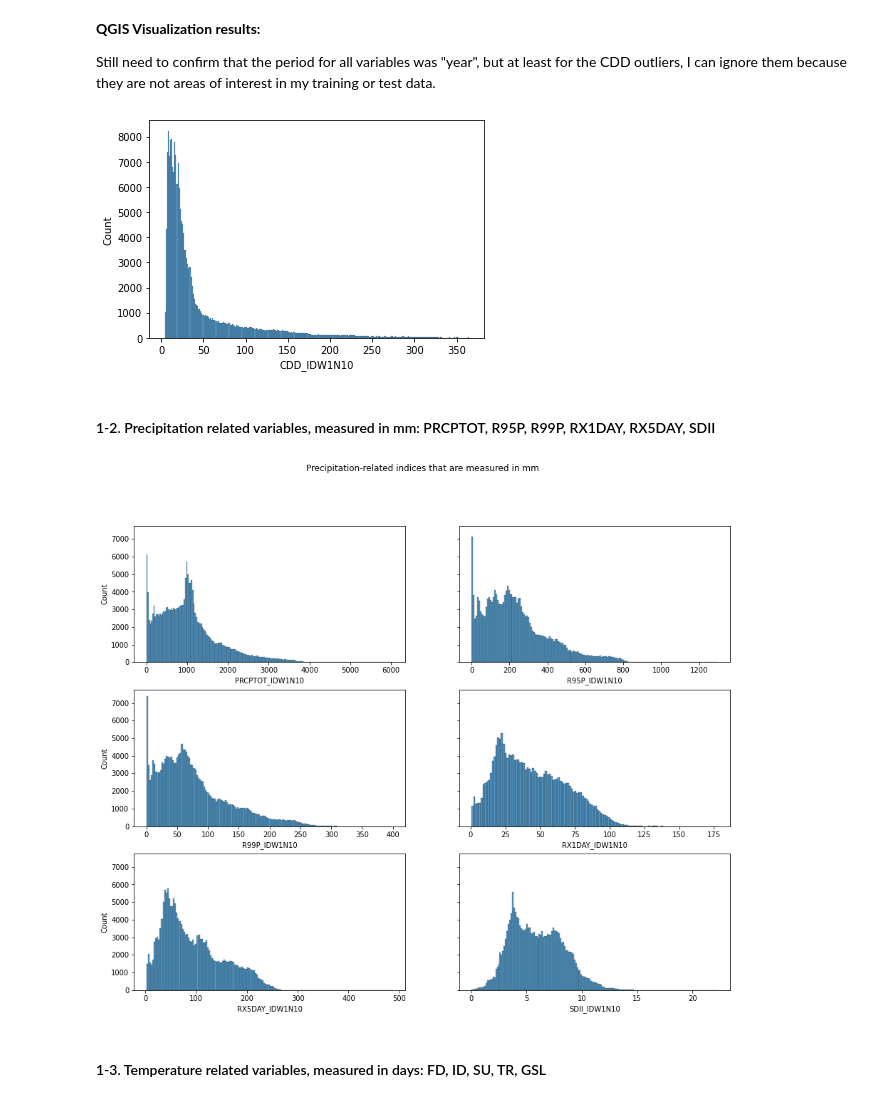
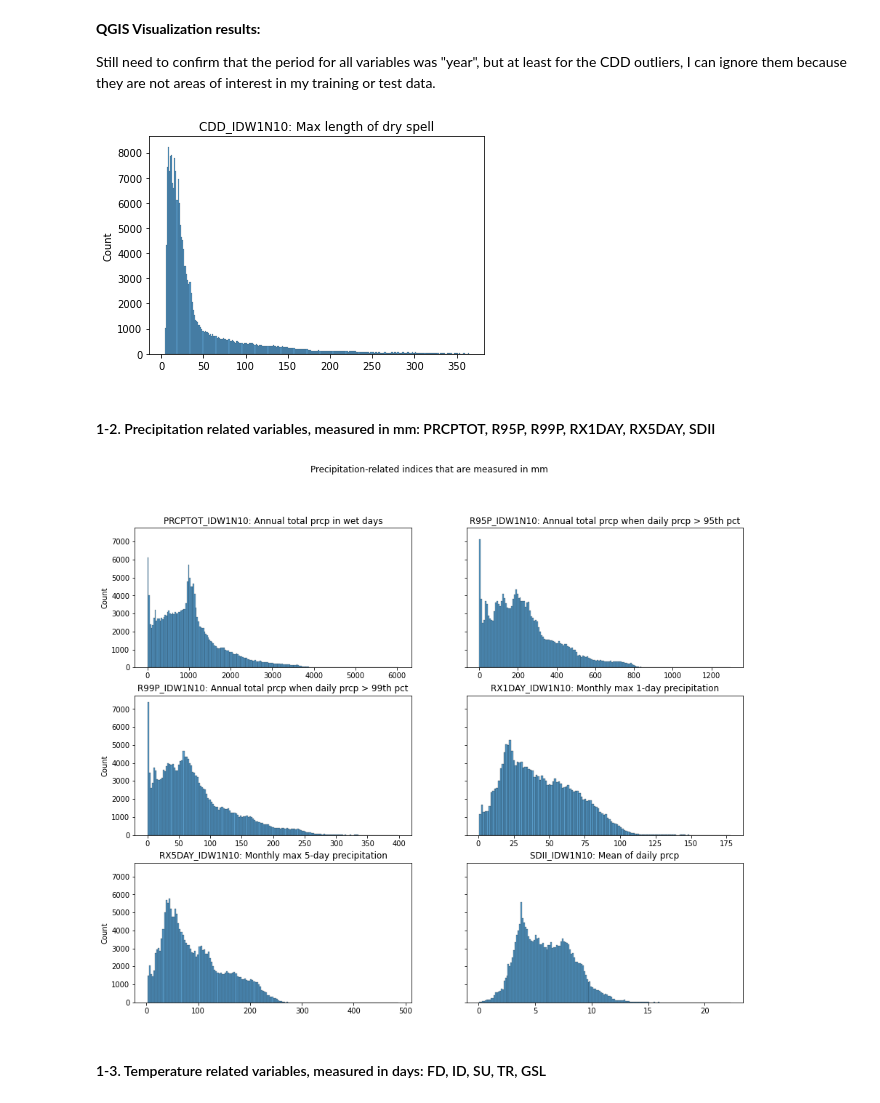
Before and after one commit to RyokoNod/sdm-asian-elephants, a Jupyter notebook: data_exploration/exploratory_analysis_etccdi.ipynb, the cells around one changed output. Drawn from its saved outputs; the diff is of its cells as text; code cells hidden in the pictures.

Commit message:
Finished exploring ETCCDI train area variables
Need to wait for additional data for test area.

```diff
--- a/data_exploration/exploratory_analysis_etccdi.ipynb
+++ b/data_exploration/exploratory_analysis_etccdi.ipynb
@@ -78,6 +83,22 @@ temp_pct_group = ["TN10P_IDW1N10", "TN90P_IDW1N10", "TX10P_IDW1N10", "TX90P_IDW1
 
 # temperature related, measured in degrees: TNN, TNX, TXN, TXX, DTR
 temp_deg_group = ["TNN_IDW1N10", "TNX_IDW1N10", "TXN_IDW1N10", "TXX_IDW1N10", "DTR_IDW1N10"]
+
+# dictionary of what the bioclimatic variables are
+var_dict={"R10MM_IDW1N10": "Annual count of days when prcp>=10mm", "R1MM_IDW1N10":"Annual count of days when prcp>=1mm",
+          "R20MM_IDW1N10":"Annual count of days when prcp>=20mm", "CDD_IDW1N10":"Max length of dry spell",
+          "CWD_IDW1N10":"Max length of wet spell", "CSDI_IDW1N10":"Cold spell duration index",
+          "WSDI_IDW1N10":"Warm spell duration index", "PRCPTOT_IDW1N10":"Annual total prcp in wet days",
+          "R95P_IDW1N10":"Annual total prcp when daily prcp > 95th pct", "R99P_IDW1N10":"Annual total prcp when daily prcp > 99th pct",
+          "RX1DAY_IDW1N10":"Monthly max 1-day precipitation","RX5DAY_IDW1N10":"Monthly max 5-day precipitation",
+          "SDII_IDW1N10":"Mean of daily prcp", "FD_IDW1N10":"Number of frost days",
+          "ID_IDW1N10":"Number of icing days","SU_IDW1N10":"Number of summer days",
+          "TR_IDW1N10":"Number of tropical nights", "GSL_IDW1N10":"Growing season length",
+          "TN10P_IDW1N10":"Pct of days when daily min temp < 10th pct", "TN90P_IDW1N10":"Pct of days when daily min temp > 90th pct",
+          "TX10P_IDW1N10":"Pct of days when daily max temp < 10th pct", "TX90P_IDW1N10":"Pct of days when daily max temp > 90th pct",
+          "TNN_IDW1N10":"Monthly min of daily min temp", "TNX_IDW1N10":"Monthly max of daily min temp",
+          "TXN_IDW1N10":"Monthly min of daily max temp", "TXX_IDW1N10":"Monthly max of daily max temp",
+          "DTR_IDW1N10":"Daily temperature range"}
 # %% [markdown]
 #### 1-1. Precipitation related variables, measured in days: R10MM, R1MM, R20MM, CDD, CWD, CSDI, WSDI <a class="anchor" id="precp_days_group"></a>
 # %%
@@ -119,9 +142,11 @@ Still need to confirm that the period for all variables was "year", but at least
 # %%
 # re-visualizing CDD without outliers
 sns.histplot(data=present[present["CDD_IDW1N10"]<=365].CDD_IDW1N10)
+plt.xlabel(None)
+plt.title("CDD_IDW1N10"+": "+var_dict["CDD_IDW1N10"])
 plt.show()
 # %% [output]
-[figure, old version]
+[figure, new version]
 # %% [markdown]
 #### 1-2. Precipitation related variables, measured in mm: PRCPTOT, R95P, R99P, RX1DAY, RX5DAY, SDII <a class="anchor" id="precp_mm_group"></a>
 # %%
@@ -130,8 +155,10 @@ fig.suptitle('Precipitation-related indices that are measured in mm')
 
 for idx,ax in zip(precp_mm_group, axes.flat):
     sns.histplot(ax=ax,data=present[idx])
+    ax.set(xlabel=None)
+    ax.set_title(idx+": "+var_dict[idx])
 # %% [output]
-[figure, old version]
+[figure, new version]
 # %% [markdown]
 #### 1-3. Temperature related variables, measured in days: FD, ID, SU, TR, GSL<a class="anchor" id="temp_days_group"></a>
 # %%
```
Also changed, not shown: parts of 30 cells of this notebook, 1 other file.
